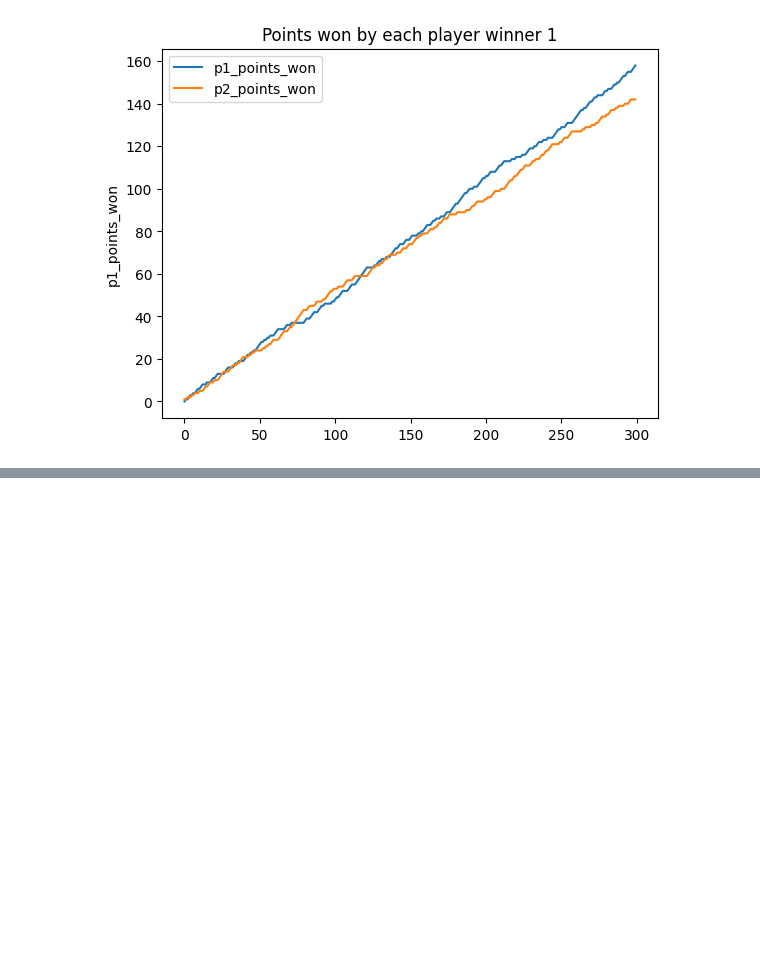
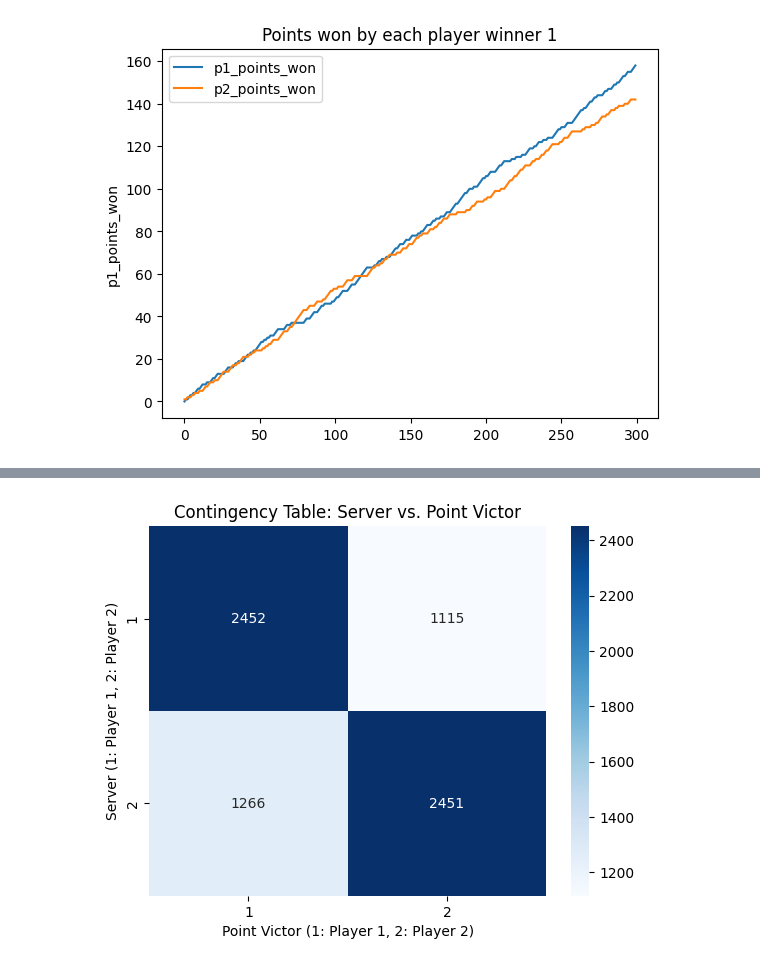
Before and after one commit to yubrajbhandari923/MCMContest, a Jupyter notebook: basic_graphs.ipynb, the cells around one changed output, grey strips where cells are left out. Cells and saved outputs as stored; diff of their text form; code cells hidden in the pictures; blank space fills up the shorter version.

```diff
--- a/basic_graphs.ipynb
+++ b/basic_graphs.ipynb
@@ -52,0 +149,12 @@ Text(0.5, 1.0, 'Points won by each player winner 1')
+# %%
+# Create a contingency table
+contingency_table = pd.crosstab(df['server'], df['point_victor'], df)
+
+# Plot heatmap
+sns.heatmap(contingency_table, annot=True, cmap='Blues', fmt='d')
+plt.title('Contingency Table: Server vs. Point Victor')
+plt.xlabel('Point Victor (1: Player 1, 2: Player 2)')
+plt.ylabel('Server (1: Player 1, 2: Player 2)')
+plt.show()
+# %% [output]
+[figure, added]
```
Also changed, not shown: parts of 21 cells of this notebook, 4 other files.
